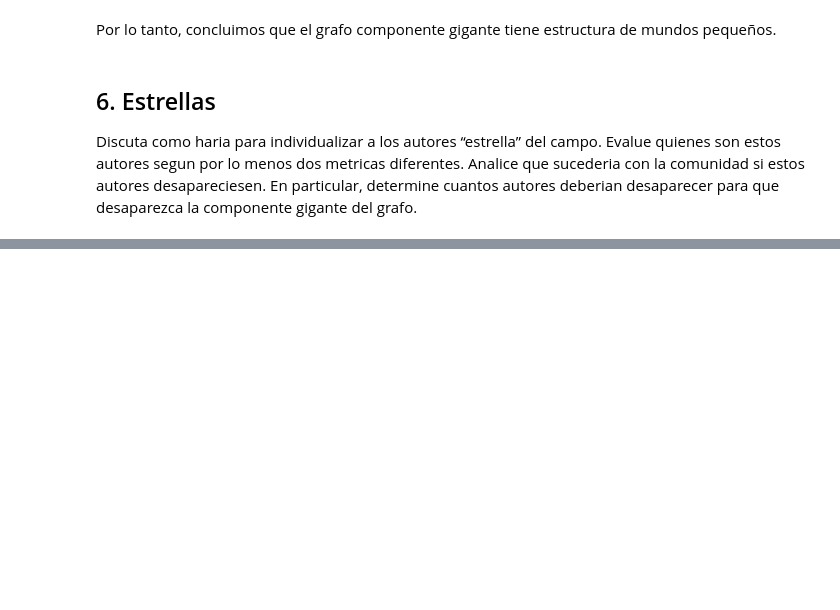
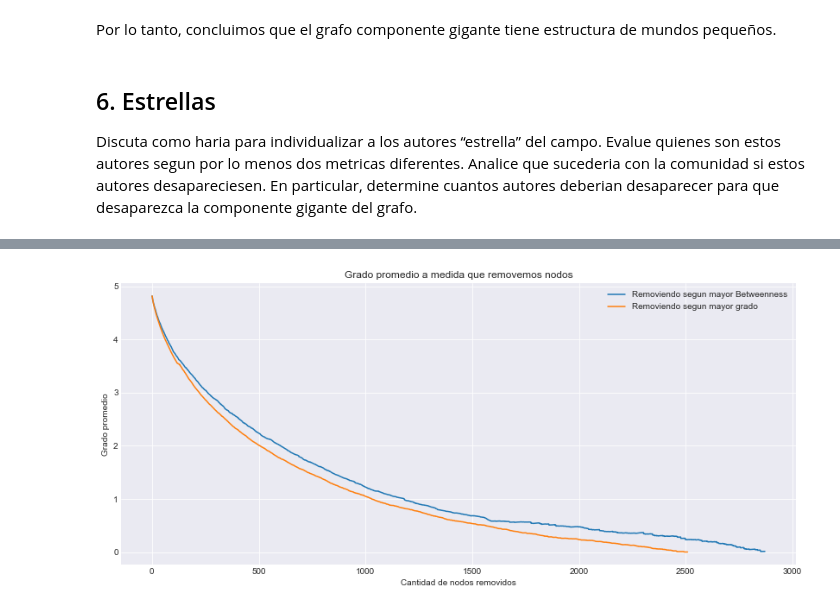
Before and after one commit to lucasputer/CienciaDeDatos, a Jupyter notebook: tp4/TP4.ipynb, the cells around one changed output, grey strips where cells are left out. Saved outputs shown, nothing was run; the diff lists cells and outputs as text; code cells hidden in the pictures; blank space fills up the shorter version.

```diff
--- a/tp4/TP4.ipynb
+++ b/tp4/TP4.ipynb
@@ -250,0 +311,31 @@ closeness_dict = nx.algorithms.centrality.closeness_centrality(gig_comp_graph)
+# %%
+def removal_evolution(removal_list, G):
+    disting_bet_average_degree = []
+    hist = nx.degree_histogram(G)
+    last_average_degree = float(sum(hist[i] * i for i in range(len(hist)))) / float(sum(hist))
+    idx_node = 0
+    while last_average_degree > 0 and idx_node < len(removal_list):
+        disting_bet_average_degree.append(last_average_degree)
+        hist = nx.degree_histogram(G)
+        last_average_degree = float(sum(hist[i] * i for i in range(len(hist)))) / float(sum(hist))
+        G.remove_node(removal_list[idx_node][0])
+        idx_node = idx_node + 1
+    return disting_bet_average_degree
+# %%
+disting_bet_all = sorted(betweenness_dict.iteritems(), key=operator.itemgetter(1), reverse=True)
+disting_degree_all = sorted(degree_dict.iteritems(), key=operator.itemgetter(1), reverse=True)
+disting_bet_graph = gig_comp_graph.copy(as_view=False)
+disting_degree_graph = gig_comp_graph.copy(as_view=False)
+
+bet_removal_evolution = removal_evolution(disting_bet_all, disting_bet_graph)
+degree_removal_evolution = removal_evolution(disting_degree_all, disting_degree_graph)
+# %%
+plt.plot(bet_removal_evolution, label='Removiendo segun mayor Betweenness')
+plt.plot(degree_removal_evolution, label='Removiendo segun mayor grado')
+plt.legend(loc='best')
+plt.xlabel('Cantidad de nodos removidos')
+plt.ylabel('Grado promedio')
+plt.title("Grado promedio a medida que removemos nodos")
+plt.show()
+# %% [output]
+[figure, added]
```
Also changed, not shown: parts of 12 cells of this notebook.
